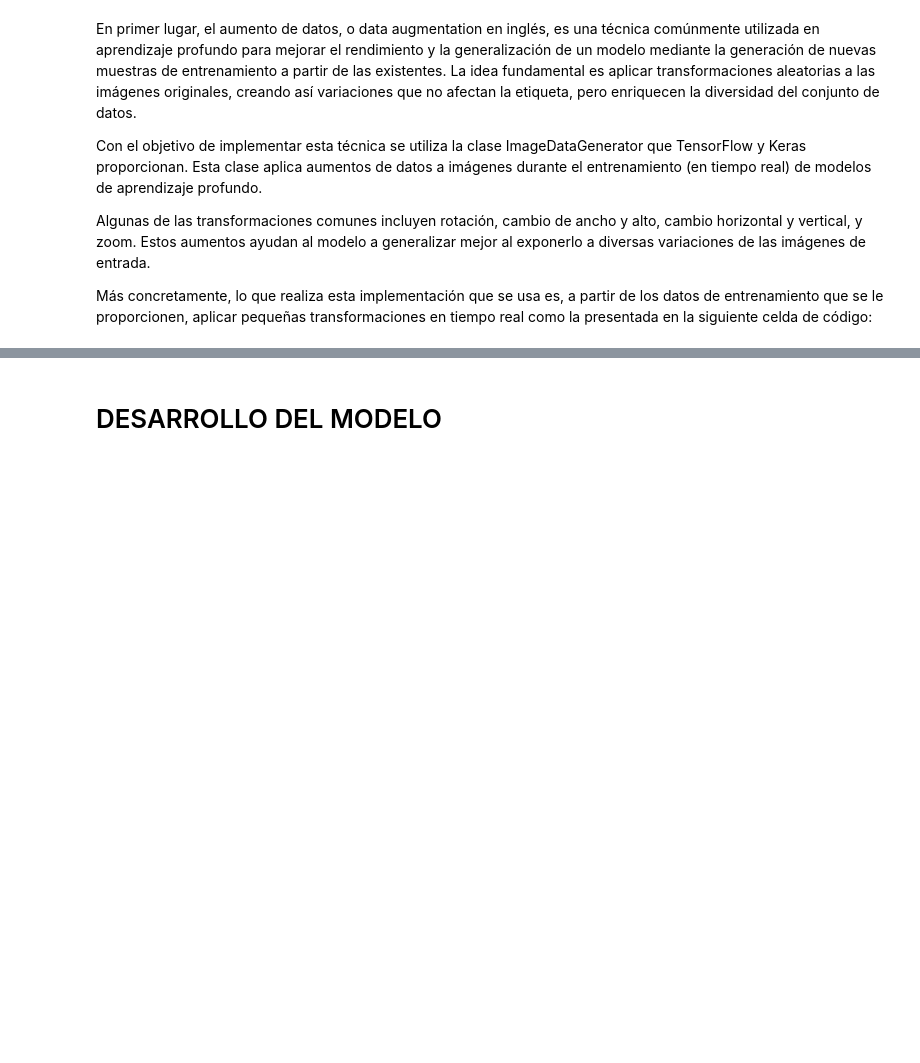
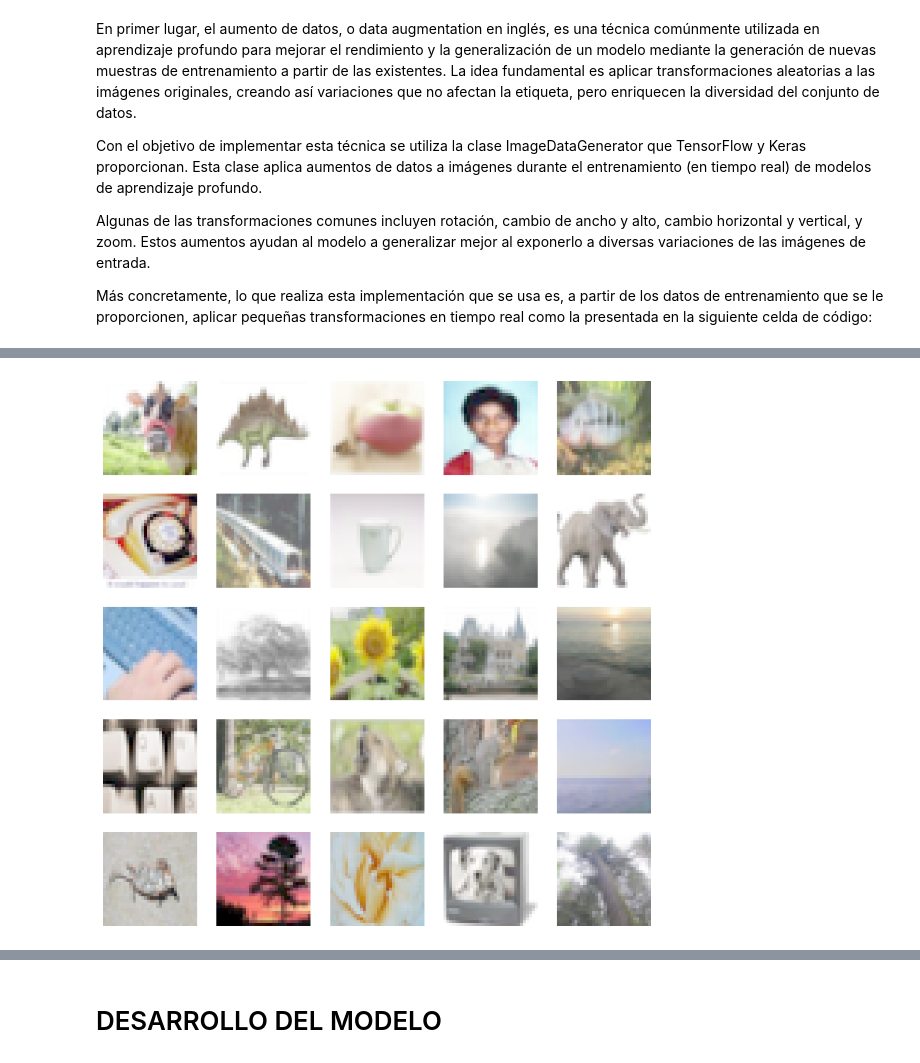
Before and after one commit to 9105507/APRENDIZAJE_AUTOMATICO_23_24, a Jupyter notebook: AA_PRACTICA3_GRUPO_7.ipynb, the cells around one changed output, grey strips where cells are left out. Cells and saved outputs as stored; diff of their text form; code cells hidden in the pictures; blank space fills up the shorter version.

```diff
--- a/AA_PRACTICA3_GRUPO_7.ipynb
+++ b/AA_PRACTICA3_GRUPO_7.ipynb
@@ -695,26 +704,31 @@ plt.show()
 # %%
-# X_oscuro = X.copy()
-# X_oscuro[:,:,:,0] = X_oscuro[:,:,:,0]**2
-# X_oscuro[:,:,:,1] = X_oscuro[:,:,:,1]**2
-# X_oscuro[:,:,:,2] = X_oscuro[:,:,:,2]**2
+X_oscuro = X.copy()
+X_oscuro[:,:,:,0] = X_oscuro[:,:,:,0]**2
+X_oscuro[:,:,:,1] = X_oscuro[:,:,:,1]**2
+X_oscuro[:,:,:,2] = X_oscuro[:,:,:,2]**2
 
-# X_brillante = X.copy()
-# X_brillante[:,:,:,0] = np.sqrt(X_brillante[:,:,:,0])
-# X_brillante[:,:,:,1] = np.sqrt(X_brillante[:,:,:,1])
-# X_brillante[:,:,:,2] = np.sqrt(X_brillante[:,:,:,2])
+X_brillante = X.copy()
+X_brillante[:,:,:,0] = np.sqrt(X_brillante[:,:,:,0])
+X_brillante[:,:,:,1] = np.sqrt(X_brillante[:,:,:,1])
+X_brillante[:,:,:,2] = np.sqrt(X_brillante[:,:,:,2])
 # %%
-# import numpy as np
+import numpy as np
 
-# fig, axes = plt.subplots(5, 5, figsize=(10,10))
+fig, axes = plt.subplots(5, 5, figsize=(10,10))
 
-# # Rellenar el subplot con imágenes aleatorias
-# for i in range(5):
-#     for j in range(5):
-#         # Calcula el índice en la lista de índices aleatorios
-#         indx = i * 5 + j
-#         # Mostrar la imagen correspondiente en el subplot
-#         axes[i, j].imshow(X_brillante[indx], cmap=plt.cm.binary)
-#         # Eliminar los ejes para una mejor visualización
-#         axes[i, j].axis('off')
-# plt.show()
+# Rellenar el subplot con imágenes aleatorias
+for i in range(5):
+    for j in range(5):
+        # Calcula el índice en la lista de índices aleatorios
+        indx = i * 5 + j
+        # Mostrar la imagen correspondiente en el subplot
+        axes[i, j].imshow(X_brillante[indx], cmap=plt.cm.binary)
+        # Eliminar los ejes para una mejor visualización
+        axes[i, j].axis('off')
+plt.show()
+
+# Eliminamos la variable para no consumir RAM:
+del X_brillante
+# %% [output]
+[figure, added]
 # %%
```
Also changed, not shown: parts of 67 cells of this notebook.
